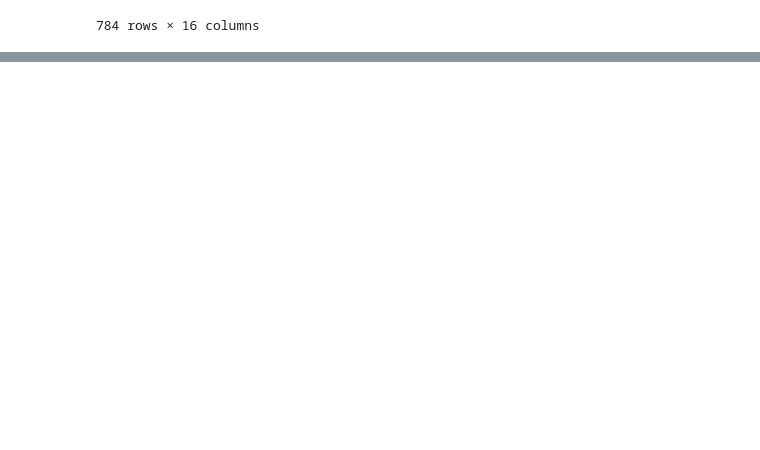
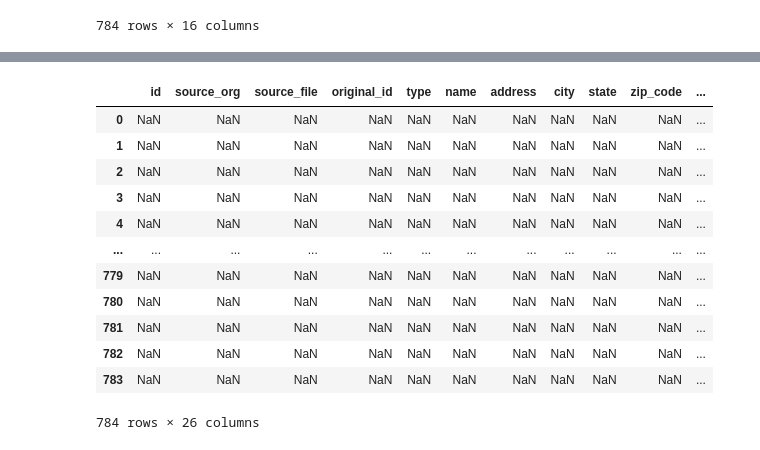
Before and after one commit to CodeForPittsburgh/food-access-map-data, a Jupyter notebook: notebooks/Greater_Pittsburgh_Community_Food_Bank.ipynb, the cells around one changed output, grey strips where cells are left out. Cells and saved outputs as stored; diff of their text form; code cells hidden in the pictures; blank space fills up the shorter version.

```diff
--- a/notebooks/Greater_Pittsburgh_Community_Food_Bank.ipynb
+++ b/notebooks/Greater_Pittsburgh_Community_Food_Bank.ipynb
@@ -54,0 +33,29 @@ df['source_file'] = os.path.basename(in_path)
+# %%
+# Drop that one empty row at the end
+df = df[df['AgencyRef'].notna()]
+
+# Keep only active sites
+df = df[df['Food Bank - Inactive In Inventory System'] == 0] # what about all the blanks?
+
+# Assign some columns to schema fields
+df['original_id'] = df['AgencyRef']
+df['name'] = df['AgencyName']
+
+
+# Set some fields directly
+df['source_org'] = 'Greater Pittsburgh Community Food Bank'
+df['source_file'] = os.path.basename(in_path)
+df['type'] = 'food bank site'
+df['latlng_source'] = df['source_org']
+df['free_distribution'] = 1
+
+# Set the fresh_produce flag
+df['GroupTypes'] = df['GroupTypeOne'] + df['GroupTypeTwo'] + df['GroupTypeThree']
+df['fresh_produce'] = 0
+df.loc[df['GroupTypes'].str.contains('Grocery') | df['GroupTypes'].str.contains('Fresh Market'), 'fresh_produce'] = 1
+
+# Clean up and concatenate address fields
+df['Addr1'] = df['Addr1'].str.replace('  ', ' ').str.strip(' ')
+df['Addr2'] = df['Addr2'].str.replace('  ', ' ').str.strip(' ')
+df.loc[df['Addr2'].notna(), 'address'] = df['Addr1'] + ', ' + df['Addr2']
+df.loc[df['Addr2'].isna(), 'address'] = df['Addr1']
@@ -54,0 +91,21 @@ df['source_file'] = os.path.basename(in_path)
+# %%
+final_cols = ['id', 'source_org', 'source_file', 'original_id', 'type', 'name', 'address', 'city',
+              'state', 'zip_code', 'county', 'location_description', 'phone', 'url', 'latitude',
+              'longitude', 'latlng_source', 'date_from', 'date_to', 'SNAP', 'WIC', 'FMNP',
+              'fresh_produce', 'food_bucks', 'free_distribution', 'open_to_spec_group']
+# %%
+df.reindex(columns = final_cols)
+# %% [output]
+|  | id | source_org | source_file | original_id | type | name | address | city | state | zip_code | ... |
+| 0 | NaN | NaN | NaN | NaN | NaN | NaN | NaN | NaN | NaN | NaN | ... |
+| 1 | NaN | NaN | NaN | NaN | NaN | NaN | NaN | NaN | NaN | NaN | ... |
+| 2 | NaN | NaN | NaN | NaN | NaN | NaN | NaN | NaN | NaN | NaN | ... |
+| 3 | NaN | NaN | NaN | NaN | NaN | NaN | NaN | NaN | NaN | NaN | ... |
+| 4 | NaN | NaN | NaN | NaN | NaN | NaN | NaN | NaN | NaN | NaN | ... |
+| ... | ... | ... | ... | ... | ... | ... | ... | ... | ... | ... | ... |
+| 779 | NaN | NaN | NaN | NaN | NaN | NaN | NaN | NaN | NaN | NaN | ... |
+| 780 | NaN | NaN | NaN | NaN | NaN | NaN | NaN | NaN | NaN | NaN | ... |
+| 781 | NaN | NaN | NaN | NaN | NaN | NaN | NaN | NaN | NaN | NaN | ... |
+| 782 | NaN | NaN | NaN | NaN | NaN | NaN | NaN | NaN | NaN | NaN | ... |
+| 783 | NaN | NaN | NaN | NaN | NaN | NaN | NaN | NaN | NaN | NaN | ... |
+784 rows × 26 columns
```
Also changed, not shown: parts of 4 cells of this notebook.
